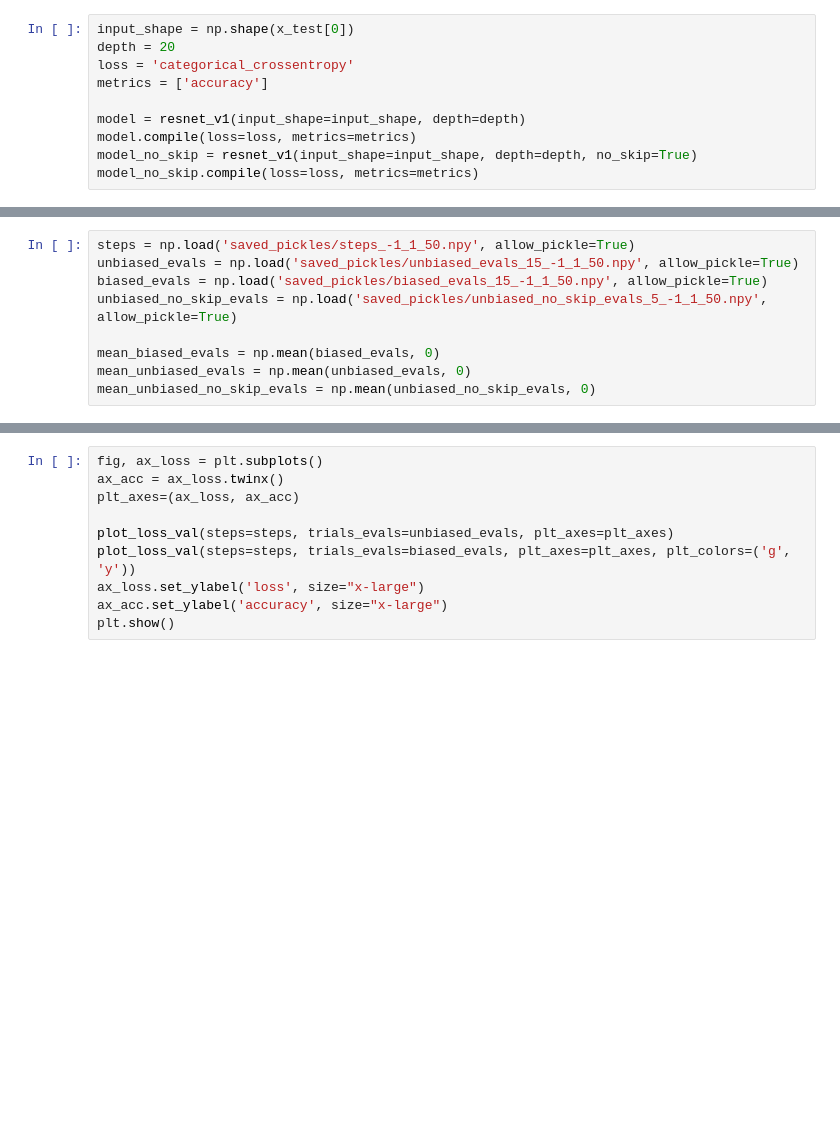
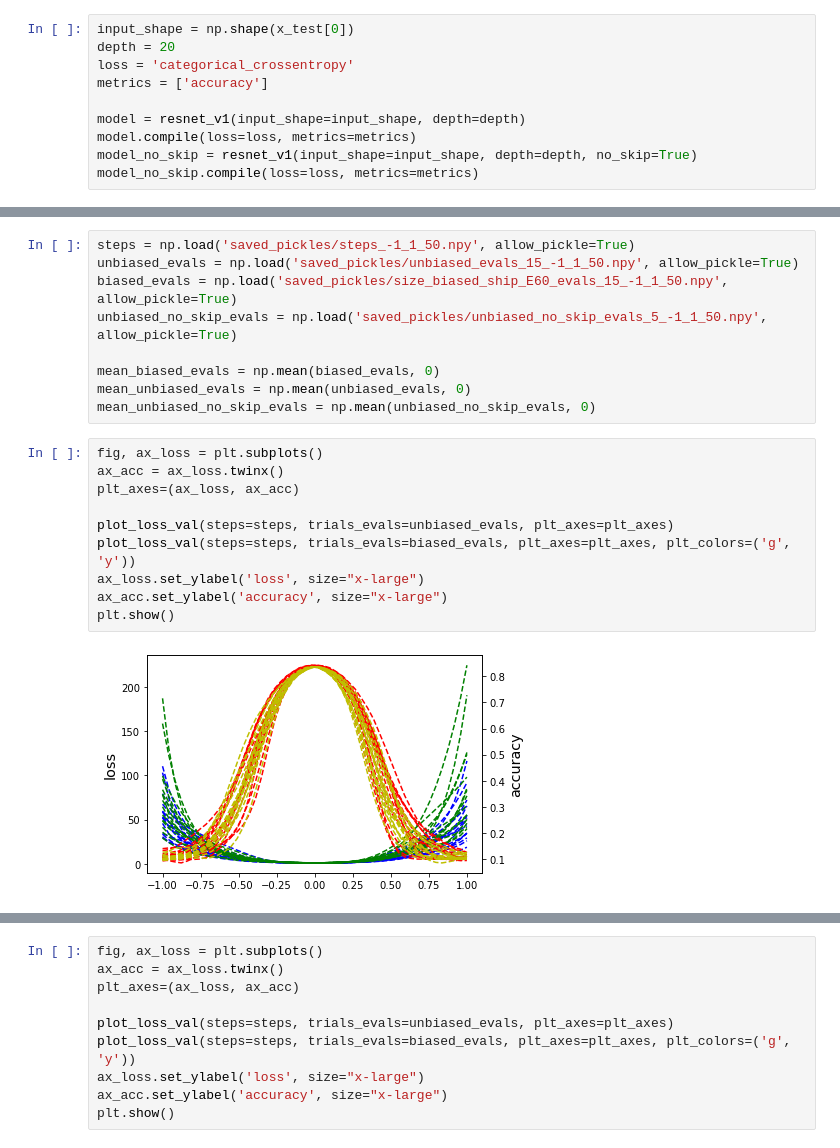
Before and after one commit to ali-mohammadi-scrc/ML_Lab, a Jupyter notebook: loss_landscape_example.ipynb, the cells around one changed output, grey strips where cells are left out. Cells and saved outputs as stored; diff of their text form; blank space fills up the shorter version.

```diff
--- a/loss_landscape_example.ipynb
+++ b/loss_landscape_example.ipynb
@@ -44,9 +40,21 @@ ValueError: numpy.ndarray size changed, may indicate binary incompatibility. Exp
 # %%
 steps = np.load('saved_pickles/steps_-1_1_50.npy', allow_pickle=True)
 unbiased_evals = np.load('saved_pickles/unbiased_evals_15_-1_1_50.npy', allow_pickle=True)
-biased_evals = np.load('saved_pickles/biased_evals_15_-1_1_50.npy', allow_pickle=True)
+biased_evals = np.load('saved_pickles/size_biased_ship_E60_evals_15_-1_1_50.npy', allow_pickle=True)
 unbiased_no_skip_evals = np.load('saved_pickles/unbiased_no_skip_evals_5_-1_1_50.npy', allow_pickle=True)
 
 mean_biased_evals = np.mean(biased_evals, 0)
 mean_unbiased_evals = np.mean(unbiased_evals, 0)
 mean_unbiased_no_skip_evals = np.mean(unbiased_no_skip_evals, 0)
+# %%
+fig, ax_loss = plt.subplots()
+ax_acc = ax_loss.twinx()
+plt_axes=(ax_loss, ax_acc)
+
+plot_loss_val(steps=steps, trials_evals=unbiased_evals, plt_axes=plt_axes)
+plot_loss_val(steps=steps, trials_evals=biased_evals, plt_axes=plt_axes, plt_colors=('g', 'y'))
+ax_loss.set_ylabel('loss', size="x-large")
+ax_acc.set_ylabel('accuracy', size="x-large")
+plt.show()
+# %% [output]
+[figure, added]
```
Also changed, not shown: parts of 4 cells of this notebook.
